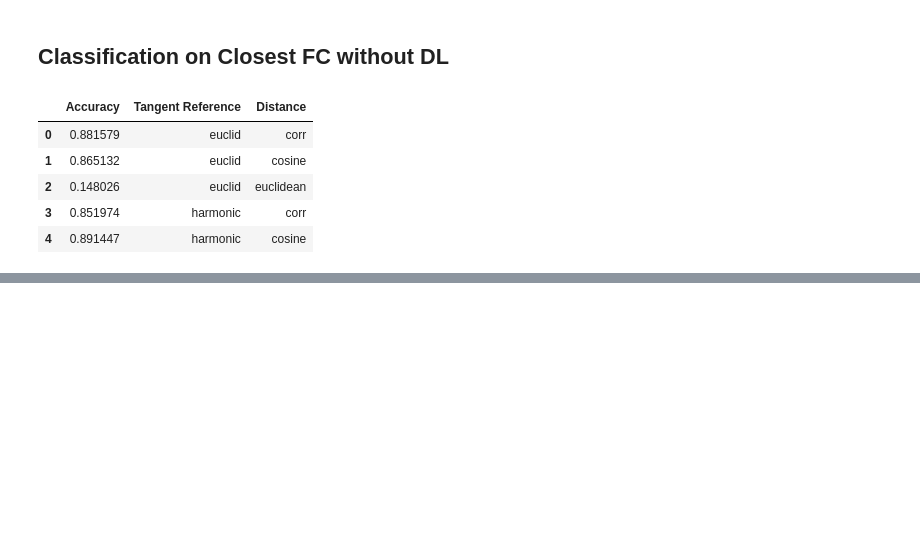
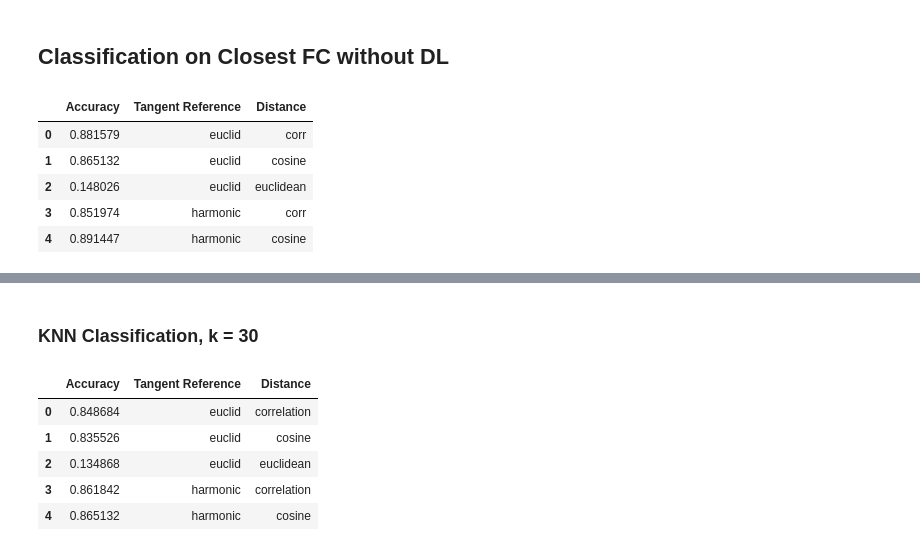
Before and after one commit to mwang29/fmri_learning, a Jupyter notebook: results/Data Visualizations.ipynb, the cells around one changed output, grey strips where cells are left out. Saved outputs shown, nothing was run; the diff lists cells and outputs as text; code cells hidden in the pictures; blank space fills up the shorter version.

```diff
--- a/results/Data Visualizations.ipynb
+++ b/results/Data Visualizations.ipynb
@@ -46,0 +49,16 @@ plt.show()
+# %% [markdown]
+### KNN Classification, k = 30
+# %%
+knn_distances = pd.read_csv('knn_distances.csv', names=["Type", "Accuracy"])
+new = knn_distances["Type"].str.rsplit("_", n = 1, expand = True)
+knn_distances['Tangent Reference'] = new[0]
+knn_distances['Distance'] = new[1]
+knn_distances.drop(columns =["Type"], inplace = True)
+knn_distances.head()
+# %% [output]
+|  | Accuracy | Tangent Reference | Distance |
+| 0 | 0.848684 | euclid | correlation |
+| 1 | 0.835526 | euclid | cosine |
+| 2 | 0.134868 | euclid | euclidean |
+| 3 | 0.861842 | harmonic | correlation |
+| 4 | 0.865132 | harmonic | cosine |
```
Also changed, not shown: parts of 2 cells of this notebook, 4 other files.
